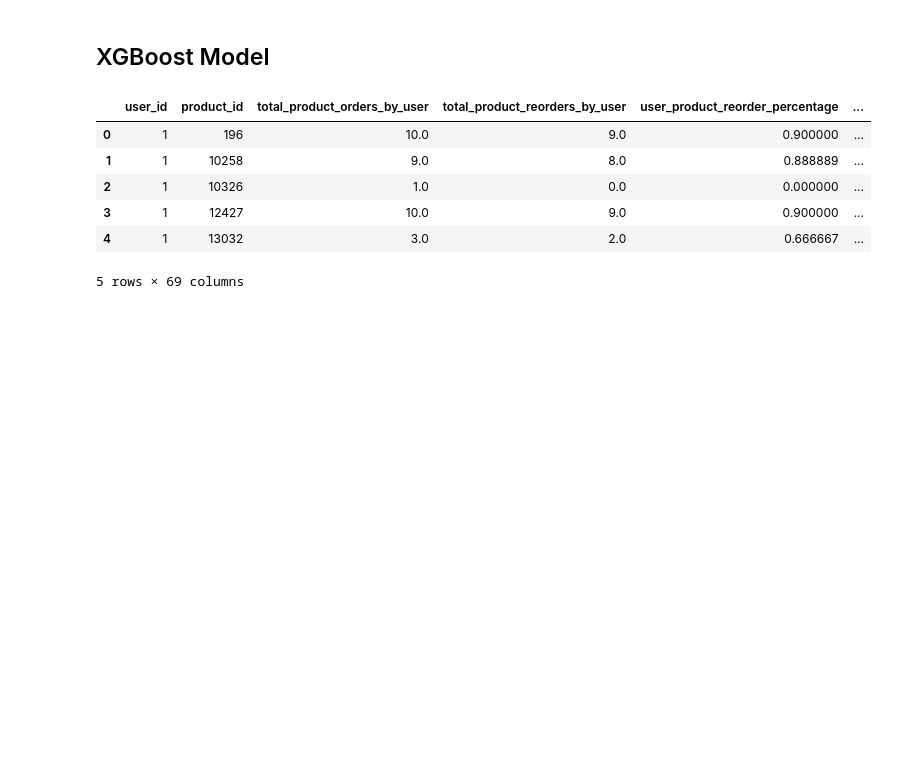
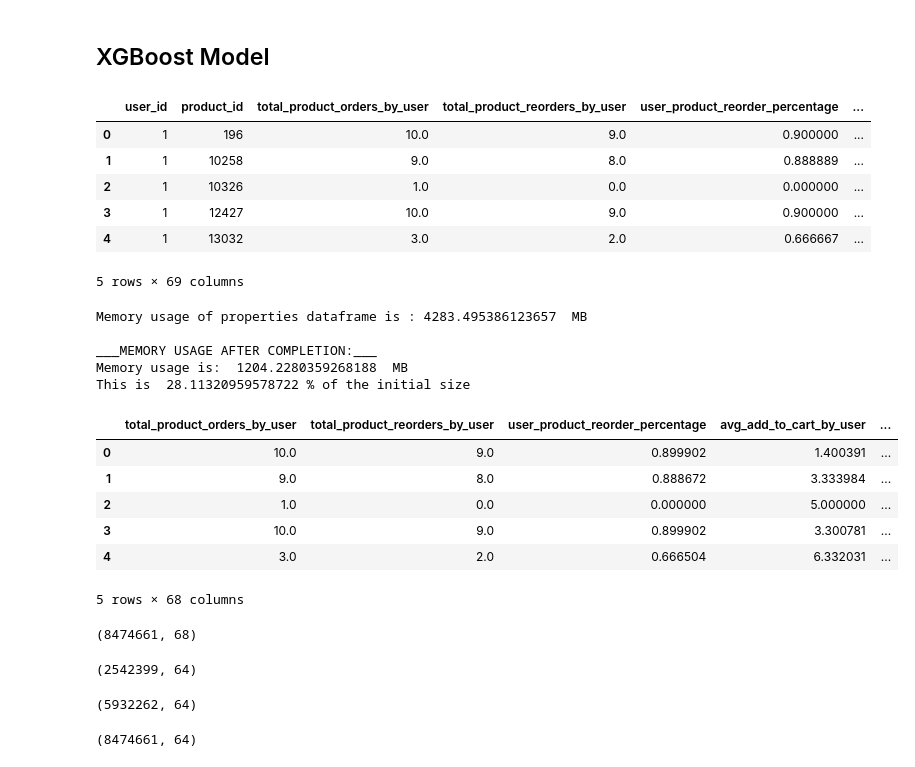
Before and after one commit to japoeder/Basket-Analysis, a Jupyter notebook: 7) XGBoost Model.ipynb, the cells around one changed output. Drawn from its saved outputs; the diff is of its cells as text; code cells hidden in the pictures; blank space fills up the shorter version.

```diff
--- a/7) XGBoost Model.ipynb
+++ b/7) XGBoost Model.ipynb
@@ -25,3 +32,28 @@ df.head()
 | 3 | 1 | 12427 | 10.0 | 9.0 | 0.900000 | ... |
 | 4 | 1 | 13032 | 3.0 | 2.0 | 0.666667 | ... |
 5 rows × 69 columns
+# %%
+df = custom_mem_opt(df)
+# %% [output]
+Memory usage of properties dataframe is : 4283.495386123657  MB
+
+___MEMORY USAGE AFTER COMPLETION:___
+Memory usage is:  1204.2280359268188  MB
+This is  28.11320959578722 % of the initial size
+# %%
+df['order_diff'] = df.order_number - df.last_ordered_in
+df.drop(['user_id', 'product_id'], axis = 1, inplace = True)
+# %%
+df.head()
+# %% [output]
+|  | total_product_orders_by_user | total_product_reorders_by_user | user_product_reorder_percentage | avg_add_to_cart_by_user | ... |
+| 0 | 10.0 | 9.0 | 0.899902 | 1.400391 | ... |
+| 1 | 9.0 | 8.0 | 0.888672 | 3.333984 | ... |
+| 2 | 1.0 | 0.0 | 0.000000 | 5.000000 | ... |
+| 3 | 10.0 | 9.0 | 0.899902 | 3.300781 | ... |
+| 4 | 3.0 | 2.0 | 0.666504 | 6.332031 | ... |
+5 rows × 68 columns
+# %%
+print(df.shape)
+# %% [output]
+(8474661, 68)
@@ -27,0 +63,18 @@ df.head()
+# %%
+y_val = df_val.reordered
+X_val = df_val.drop(["reordered", 'order_dow', 'order_hour_of_day', 'days_since_prior_order'], axis = 1)
+print(X_val.shape)
+# %% [output]
+(2542399, 64)
+# %%
+y_red = df_red.reordered
+X_red = df_red.drop(["reordered", 'order_dow', 'order_hour_of_day', 'days_since_prior_order'], axis = 1)
+print(X_red.shape)
+# %% [output]
+(5932262, 64)
+# %%
+y = df.reordered
+X = df.drop(["reordered", 'order_dow', 'order_hour_of_day', 'days_since_prior_order'], axis = 1)
+print(X.shape)
+# %% [output]
+(8474661, 64)
```
Also changed, not shown: parts of 16 cells of this notebook.
